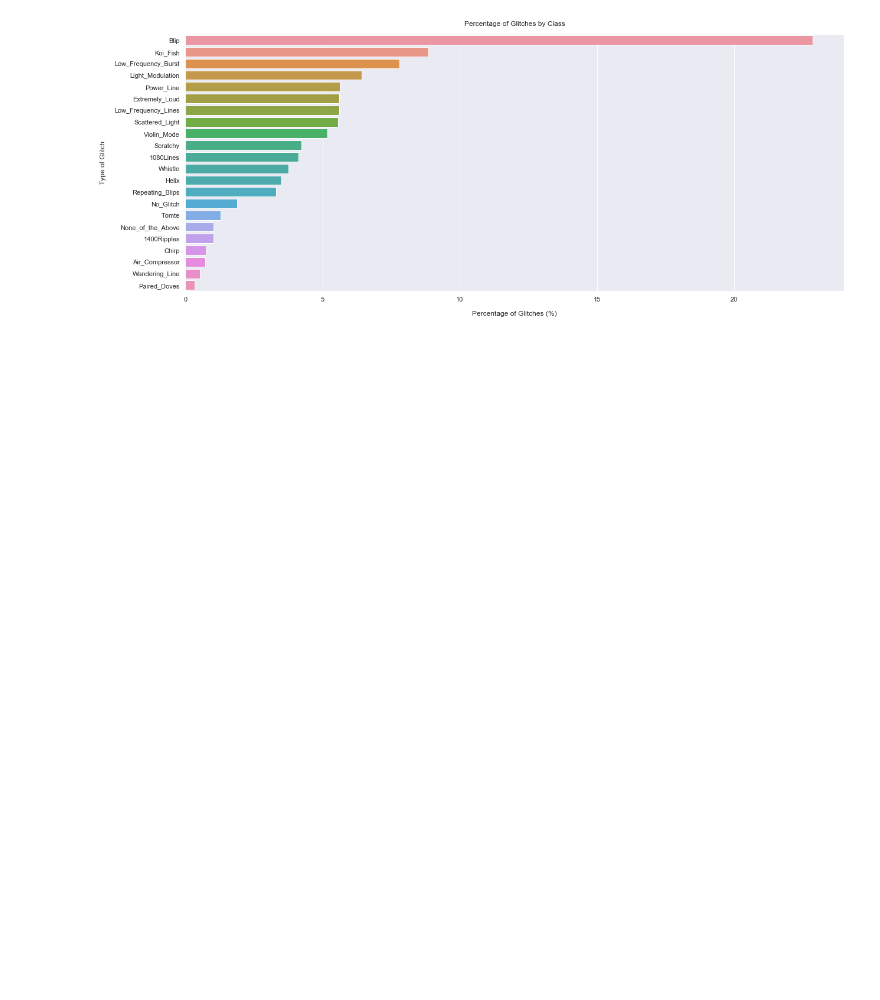
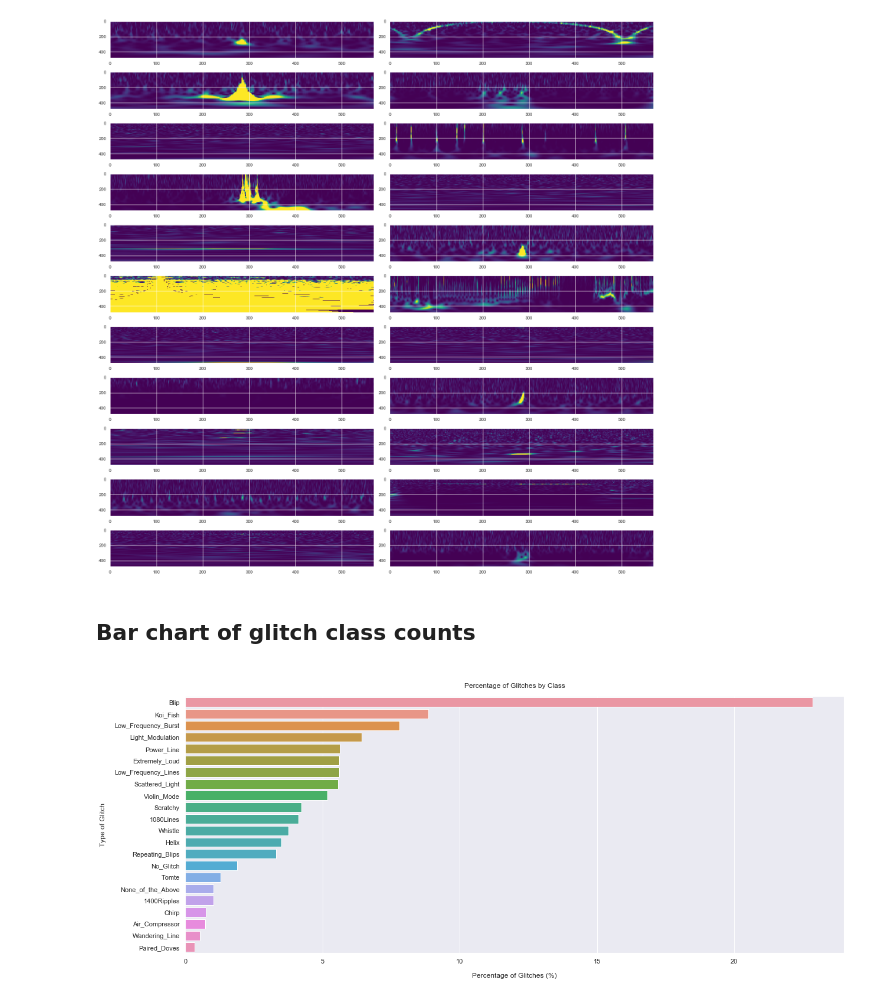
Before and after one commit to LuciaIllari/GSpy_glitch_classification, a Jupyter notebook: glitch_class_ver1.ipynb, the cells around one changed output. Cells and saved outputs as stored; diff of their text form; code cells hidden in the pictures; blank space fills up the shorter version.

```diff
--- a/glitch_class_ver1.ipynb
+++ b/glitch_class_ver1.ipynb
@@ -48,3 +165,31 @@ meta_original = pd.read_csv(dir+'\\trainingset_v1d1_metadata.csv')
+# %%
+#let's look at one plot for each glitch class
+counter = 0
+fig, ax = plt.subplots(11, 2, figsize=(20, 20))
+
+for k in range(2):
+    for j in range(11):
+        #get location folder of glitch class
+        loc = train_dir + categories[counter]
+        fold_loc = os.listdir(loc)
+        #get image in folder
+        to_show = img.imread(loc +"\\"+ fold_loc[round(len(fold_loc)/2)])
+        ax[j,k].imshow(to_show, aspect='auto')
+        counter = counter + 1
+        if counter == len(categories):
+            break
+    else:
+        #only executed if the inner loop didn't break
+        continue
+    #only executed if the inner loop did break
+    break
+plt.tight_layout()
+plt.show()
+# %% [output]
+[figure, added]
+# %% [markdown]
+## Bar chart of glitch class counts
+<a id = 'barplot'></a>
 # %%
 #get the counts for the glitch classes
 label_counts = pd.DataFrame(meta_original['label'].value_counts())
```
Also changed, not shown: parts of 20 cells of this notebook.
